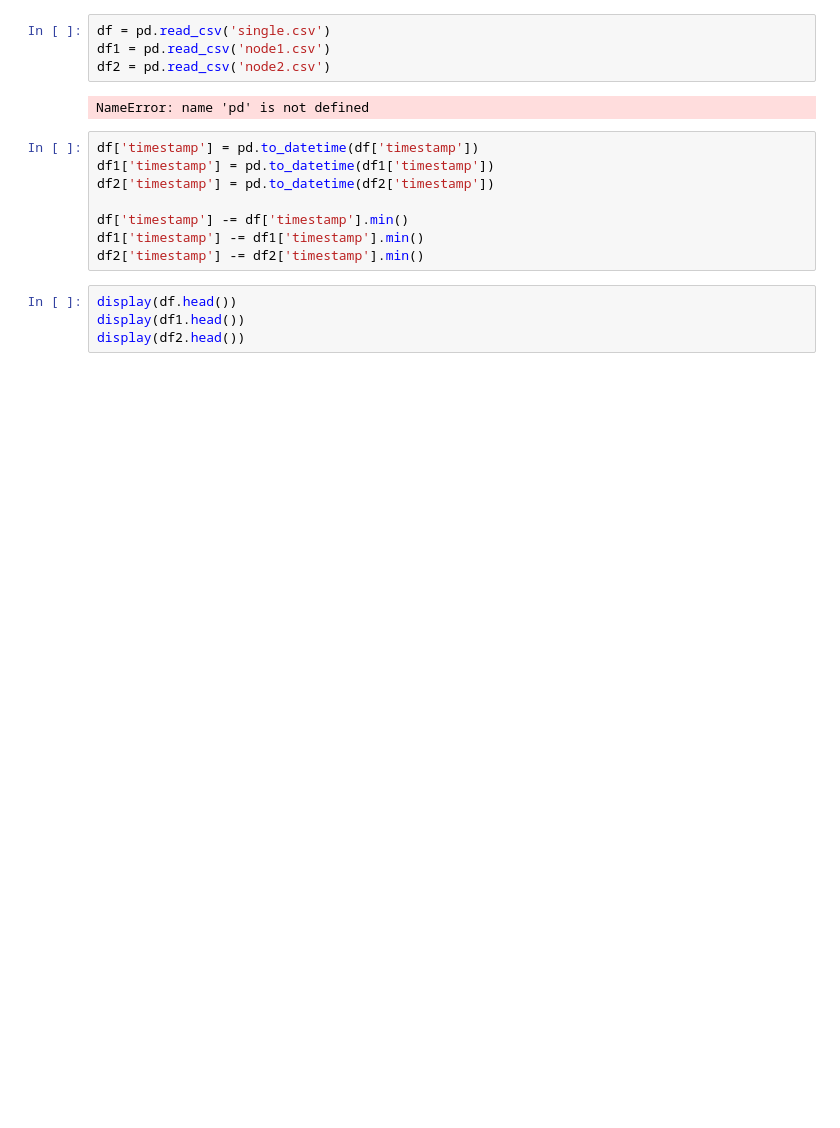
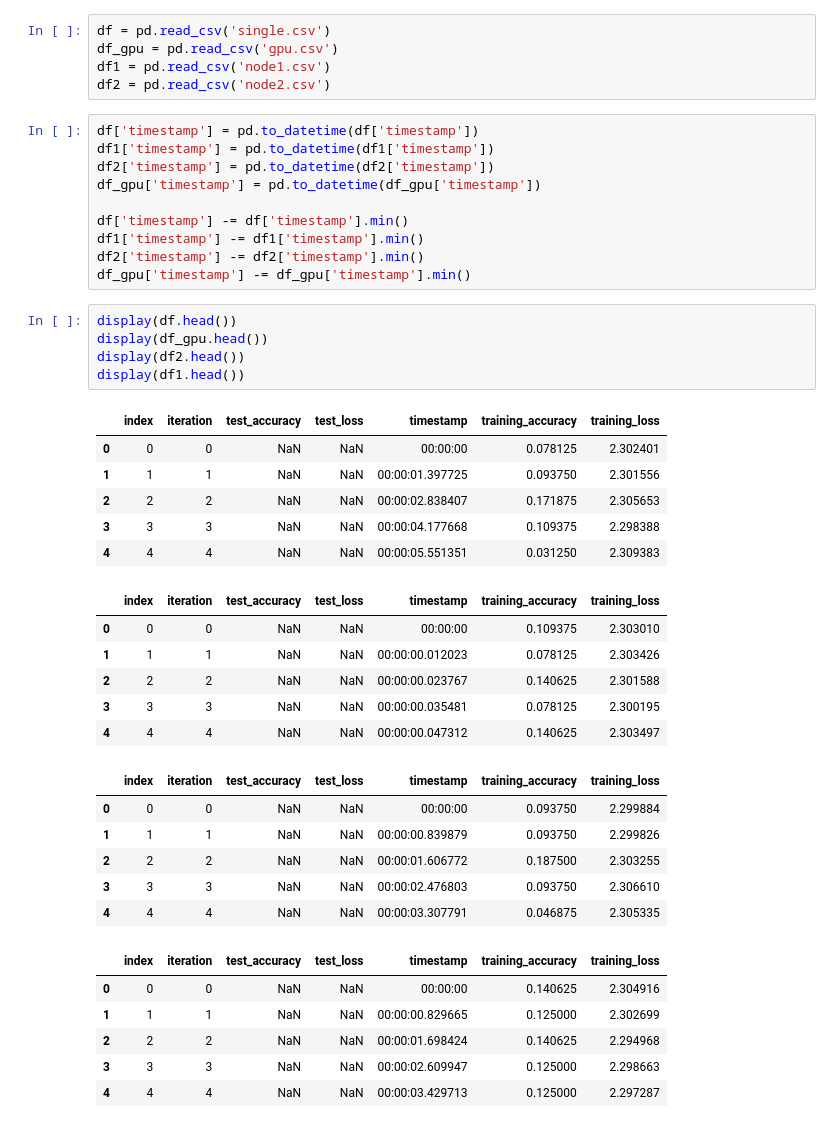
Before and after one commit to ucla-labx/distbelief, a Jupyter notebook: Analysis.ipynb, the cells around one changed output. Cells and saved outputs as stored; diff of their text form; blank space fills up the shorter version.

```diff
--- a/Analysis.ipynb
+++ b/Analysis.ipynb
@@ -26,21 +4,48 @@ pkg_resources.DistributionNotFound: The 'pip==10.0.1' distribution was not found
 # %%
 df = pd.read_csv('single.csv')
+df_gpu = pd.read_csv('gpu.csv')
 df1 = pd.read_csv('node1.csv')
 df2 = pd.read_csv('node2.csv')
-# %% [output]
-NameError: name 'pd' is not defined
 # %%
 df['timestamp'] = pd.to_datetime(df['timestamp'])
 df1['timestamp'] = pd.to_datetime(df1['timestamp'])
 df2['timestamp'] = pd.to_datetime(df2['timestamp'])
+df_gpu['timestamp'] = pd.to_datetime(df_gpu['timestamp'])
 
 df['timestamp'] -= df['timestamp'].min()
 df1['timestamp'] -= df1['timestamp'].min()
 df2['timestamp'] -= df2['timestamp'].min()
+df_gpu['timestamp'] -= df_gpu['timestamp'].min()
 # %%
 display(df.head())
+display(df_gpu.head())
+display(df2.head())
 display(df1.head())
-display(df2.head())
+# %% [output]
+|  | index | iteration | test_accuracy | test_loss | timestamp | training_accuracy | training_loss |
+| 0 | 0 | 0 | NaN | NaN | 00:00:00 | 0.078125 | 2.302401 |
+| 1 | 1 | 1 | NaN | NaN | 00:00:01.397725 | 0.093750 | 2.301556 |
+| 2 | 2 | 2 | NaN | NaN | 00:00:02.838407 | 0.171875 | 2.305653 |
+| 3 | 3 | 3 | NaN | NaN | 00:00:04.177668 | 0.109375 | 2.298388 |
+| 4 | 4 | 4 | NaN | NaN | 00:00:05.551351 | 0.031250 | 2.309383 |
+|  | index | iteration | test_accuracy | test_loss | timestamp | training_accuracy | training_loss |
+| 0 | 0 | 0 | NaN | NaN | 00:00:00 | 0.109375 | 2.303010 |
+| 1 | 1 | 1 | NaN | NaN | 00:00:00.012023 | 0.078125 | 2.303426 |
+| 2 | 2 | 2 | NaN | NaN | 00:00:00.023767 | 0.140625 | 2.301588 |
+| 3 | 3 | 3 | NaN | NaN | 00:00:00.035481 | 0.078125 | 2.300195 |
+| 4 | 4 | 4 | NaN | NaN | 00:00:00.047312 | 0.140625 | 2.303497 |
+|  | index | iteration | test_accuracy | test_loss | timestamp | training_accuracy | training_loss |
+| 0 | 0 | 0 | NaN | NaN | 00:00:00 | 0.093750 | 2.299884 |
+| 1 | 1 | 1 | NaN | NaN | 00:00:00.839879 | 0.093750 | 2.299826 |
+| 2 | 2 | 2 | NaN | NaN | 00:00:01.606772 | 0.187500 | 2.303255 |
+| 3 | 3 | 3 | NaN | NaN | 00:00:02.476803 | 0.093750 | 2.306610 |
+| 4 | 4 | 4 | NaN | NaN | 00:00:03.307791 | 0.046875 | 2.305335 |
+|  | index | iteration | test_accuracy | test_loss | timestamp | training_accuracy | training_loss |
+| 0 | 0 | 0 | NaN | NaN | 00:00:00 | 0.140625 | 2.304916 |
+| 1 | 1 | 1 | NaN | NaN | 00:00:00.829665 | 0.125000 | 2.302699 |
+| 2 | 2 | 2 | NaN | NaN | 00:00:01.698424 | 0.140625 | 2.294968 |
+| 3 | 3 | 3 | NaN | NaN | 00:00:02.609947 | 0.125000 | 2.298663 |
+| 4 | 4 | 4 | NaN | NaN | 00:00:03.429713 | 0.125000 | 2.297287 |
 # %%
 fig = plt.figure(figsize=(20, 10))
 
```
Also changed, not shown: parts of 3 cells of this notebook, 3 other files.
